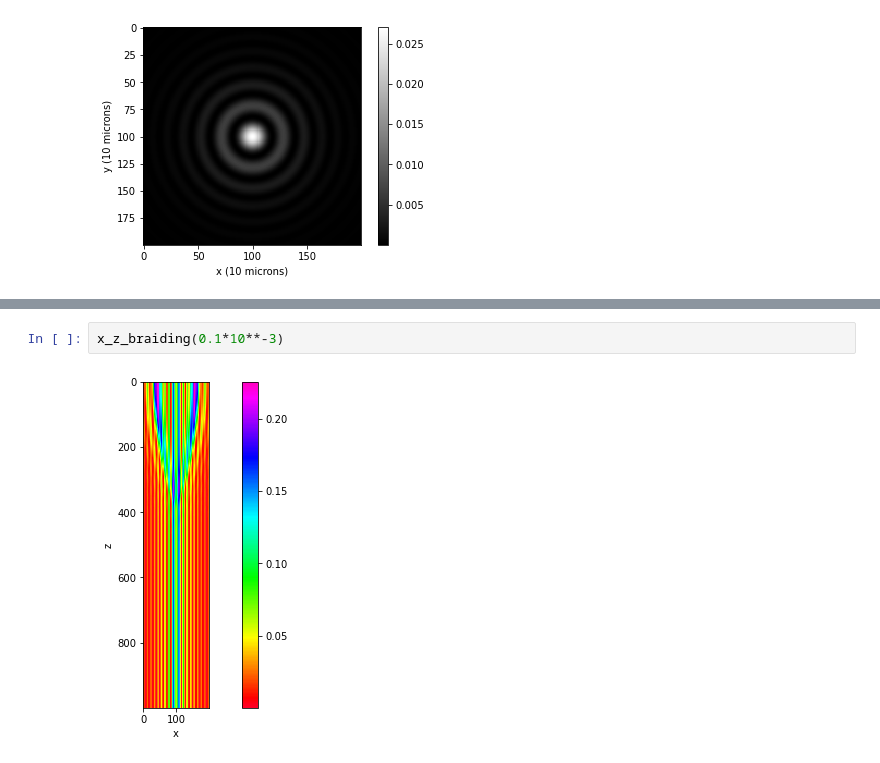
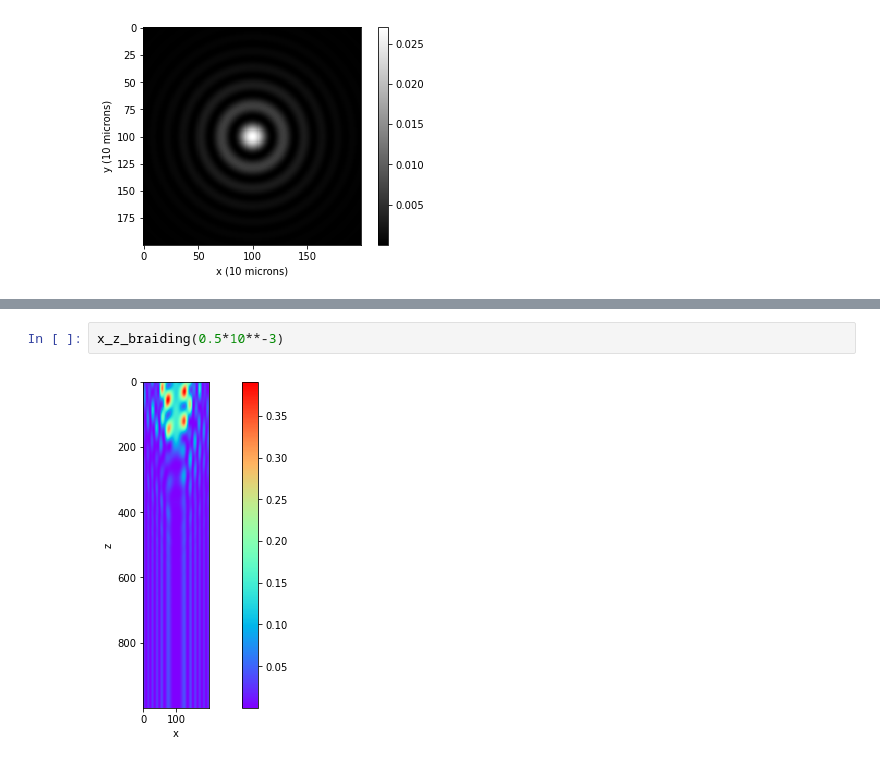
Before and after one commit to jabacousnac/Grier-Lab-Code, a Jupyter notebook: Axial_braiding.ipynb, the cells around one changed output, grey strips where cells are left out. Saved outputs shown, nothing was run; the diff lists cells and outputs as text.

```diff
--- a/Axial_braiding.ipynb
+++ b/Axial_braiding.ipynb
@@ -139,4 +142,4 @@ z_dependence(10**-3, 10**-3)
 # %%
-x_z_braiding(0.1*10**-3)
+x_z_braiding(0.5*10**-3)
 # %% [output]
-[figure, old version]
+[figure, new version]
```
Also changed, not shown: parts of 8 cells of this notebook.
